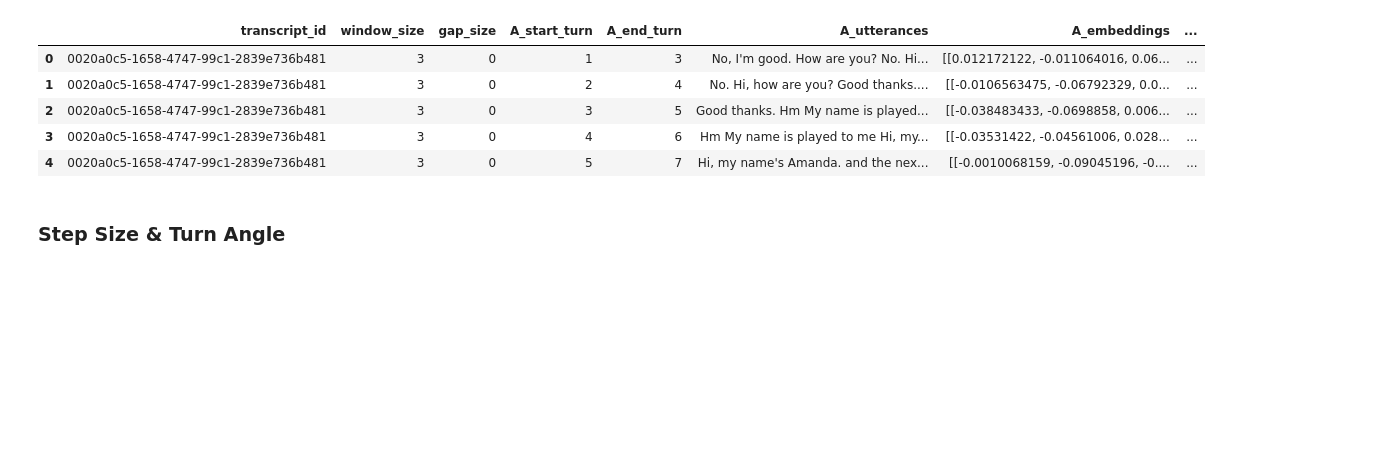
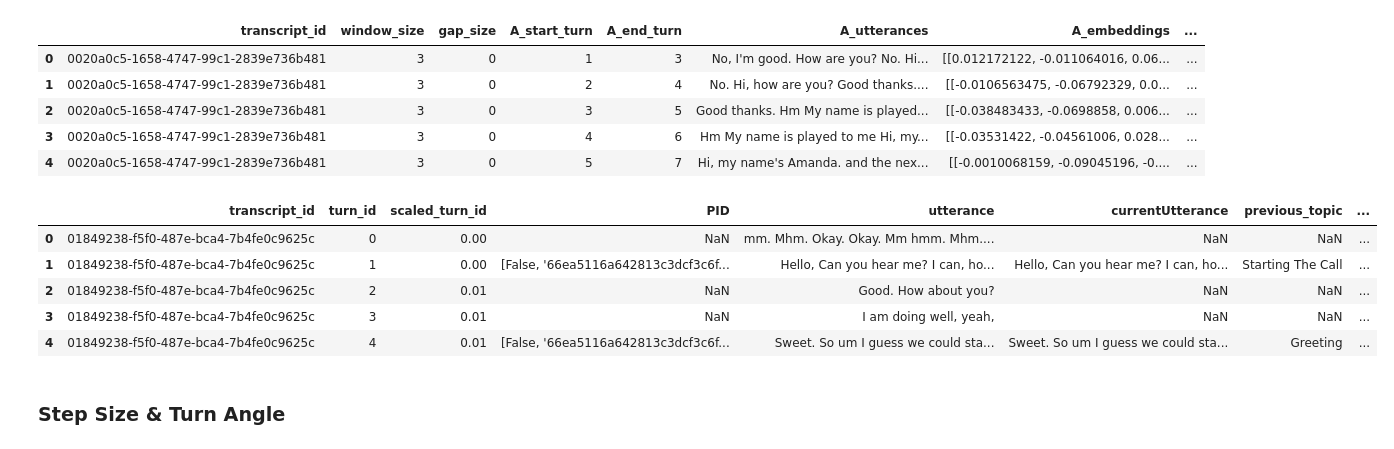
Before and after one commit to SocialInteractionLab/Candor, a Jupyter notebook: analysis-full/scripts/2-foraging-analyses.ipynb, the cells around one changed output. Cells and saved outputs as stored; diff of their text form; code cells hidden in the pictures; blank space fills up the shorter version.

```diff
--- a/analysis-full/scripts/2-foraging-analyses.ipynb
+++ b/analysis-full/scripts/2-foraging-analyses.ipynb
@@ -29,6 +30,19 @@ df.head()
 | 2 | 0020a0c5-1658-4747-99c1-2839e736b481 | 3 | 0 | 3 | 5 | Good thanks. Hm My name is played... | [[-0.038483433, -0.0698858, 0.006... | ... |
 | 3 | 0020a0c5-1658-4747-99c1-2839e736b481 | 3 | 0 | 4 | 6 | Hm My name is played to me Hi, my... | [[-0.03531422, -0.04561006, 0.028... | ... |
 | 4 | 0020a0c5-1658-4747-99c1-2839e736b481 | 3 | 0 | 5 | 7 | Hi, my name's Amanda. and the nex... | [[-0.0010068159, -0.09045196, -0.... | ... |
+# %%
+# get a list of transcripts annotated in the 200 dense subset
+dense = pd.read_csv("/Users/helenschmidt/Library/CloudStorage/GoogleDrive-helenschmidt129@gmail.com/My Drive/SANLab/Experiments/Conversation-Structure/data/processed/dense_subset_processed.csv")
+dense_transcripts = dense['transcript_id'].unique().tolist()
+
+dense.head()
+# %% [output]
+|  | transcript_id | turn_id | scaled_turn_id | PID | utterance | currentUtterance | previous_topic | ... |
+| 0 | 01849238-f5f0-487e-bca4-7b4fe0c9625c | 0 | 0.00 | NaN | mm. Mhm. Okay. Okay. Mm hmm. Mhm.... | NaN | NaN | ... |
+| 1 | 01849238-f5f0-487e-bca4-7b4fe0c9625c | 1 | 0.00 | [False, '66ea5116a642813c3dcf3c6f... | Hello, Can you hear me? I can, ho... | Hello, Can you hear me? I can, ho... | Starting The Call | ... |
+| 2 | 01849238-f5f0-487e-bca4-7b4fe0c9625c | 2 | 0.01 | NaN | Good. How about you? | NaN | NaN | ... |
+| 3 | 01849238-f5f0-487e-bca4-7b4fe0c9625c | 3 | 0.01 | NaN | I am doing well, yeah, | NaN | NaN | ... |
+| 4 | 01849238-f5f0-487e-bca4-7b4fe0c9625c | 4 | 0.01 | [False, '66ea5116a642813c3dcf3c6f... | Sweet. So um I guess we could sta... | Sweet. So um I guess we could sta... | Greeting | ... |
 # %% [markdown]
 ### Step Size & Turn Angle
 # %%
```
Also changed, not shown: parts of 12 cells of this notebook.
